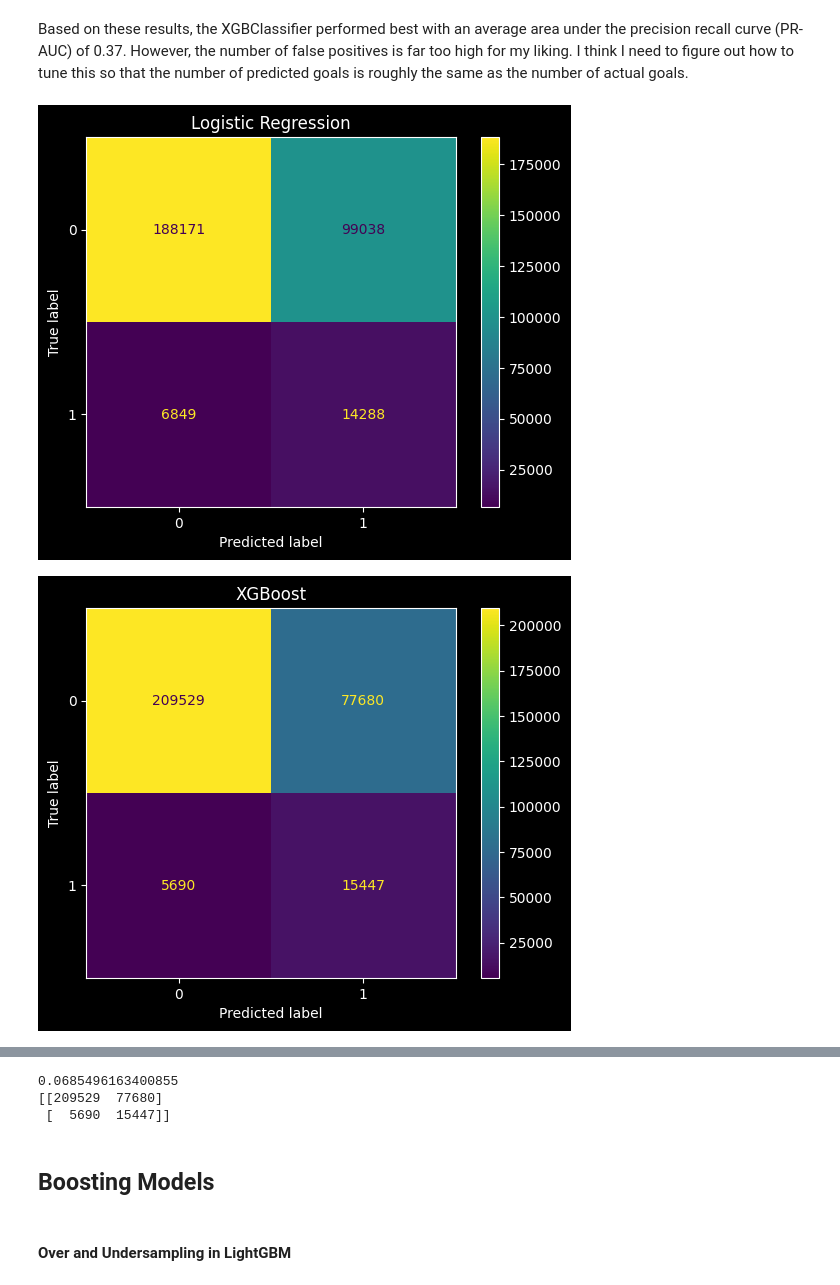
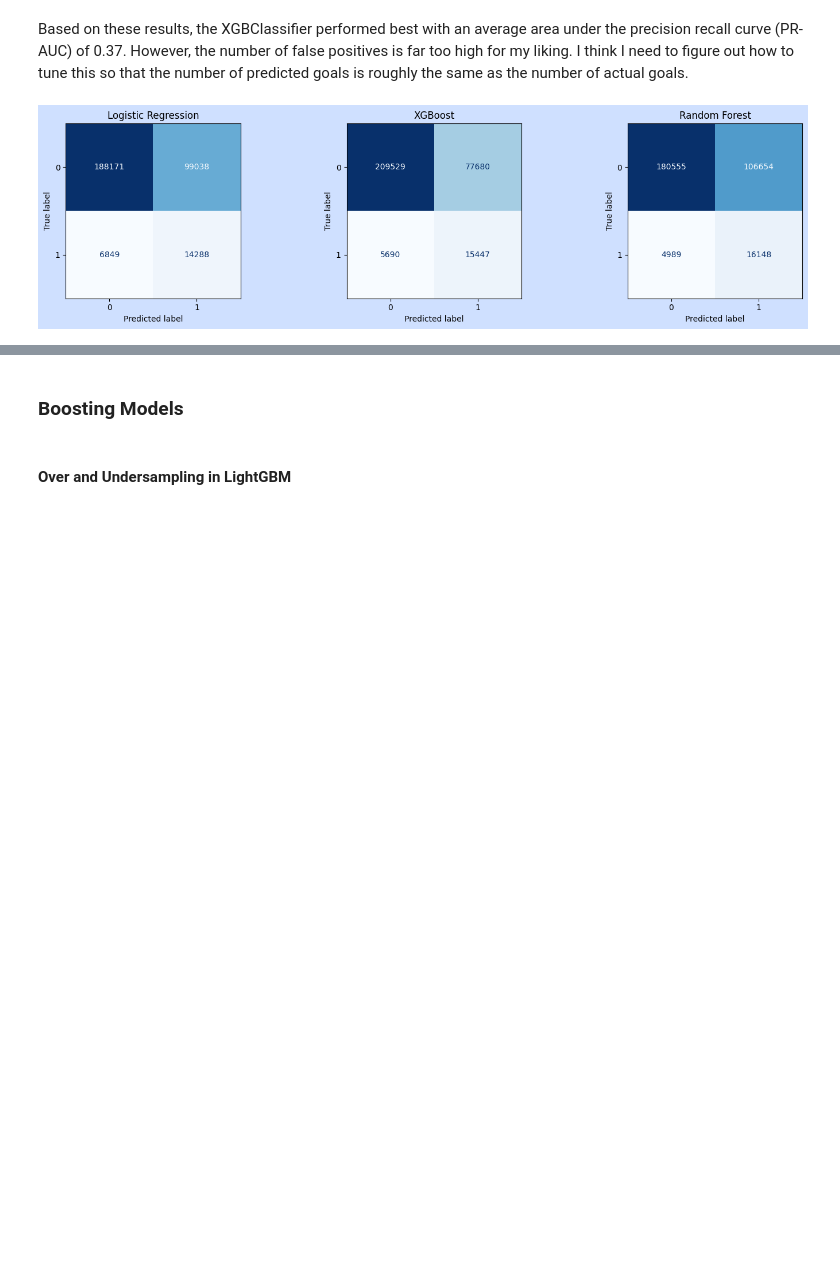
Before and after one commit to chrischoi7/nhl-shots, a Jupyter notebook: Modeling.ipynb, the cells around one changed output, grey strips where cells are left out. Cells and saved outputs as stored; diff of their text form; code cells hidden in the pictures; blank space fills up the shorter version.

```diff
--- a/Modeling.ipynb
+++ b/Modeling.ipynb
@@ -20,2 +23,2 @@ warnings.filterwarnings("ignore")
 # %%
-df = pd.read_csv('data/clean/mp_shots_cleaner.csv')
+df = pd.read_csv('data\clean\mp_shots_cleaner.csv')
@@ -278,7 +283,7 @@ GridSearchCV(estimator=LogisticRegression(class_weight='balanced',
 # %%
 best_idx = logreg_search.best_index_
 best_model = logreg_search.best_estimator_
-logreg_test_pred = best_model.predict(X_test_scaled_encoded)
+logreg_test_pred = best_model.predict_proba(X_test_scaled_encoded)[:, 1]
 logreg_holdout_ap = average_precision_score(y_test, logreg_test_pred)
 
 results.append({
@@ -336,7 +341,7 @@ else:
 # %%
 best_idx = xgboost_search.best_index_
 best_model = xgboost_search.best_estimator_
-xgb_test_pred = best_model.predict(X_test_encoded)
+xgb_test_pred = best_model.predict_proba(X_test_encoded)[:, 1]
 xgb_holdout_ap = average_precision_score(y_test, xgb_test_pred)
 
 results.append({
@@ -411,7 +416,7 @@ else:
 best_idx = rf_search.best_index_
 
 best_model = rf_search.best_estimator_
-rf_test_pred = best_model.predict(X_test_encoded)
+rf_test_pred = best_model.predict_proba(X_test_encoded)[:, 1]
 rf_holdout_ap = average_precision_score(y_test, rf_test_pred)
 
 results.append({
@@ -468,15 +481,19 @@ plt.show()
 Based on these results, the XGBClassifier performed best with an average area under the precision recall curve (PR-AUC) of 0.37. However, the number of false positives is far too high for my liking. I think I need to figure out how to tune this so that the number of predicted goals is roughly the same as the number of actual goals.
 # %%
 predictions = {
-    'Logistic Regression': logreg_test_pred,
-    'XGBoost': xgb_test_pred,
-    'Random Forest': rf_test_pred
+    'Logistic Regression': (logreg_test_pred >= 0.5).astype(int),
+    'XGBoost': (xgb_test_pred >= 0.5).astype(int),
+    'Random Forest': (rf_test_pred >= 0.5).astype(int)
 }
-for model, prediction in predictions.items():
+fig, axes = plt.subplots(1, 3, figsize=(15, 4))
+
+for ax, (model, prediction) in zip(axes, predictions.items()):
     cfm = confusion_matrix(y_test, prediction)
     disp = ConfusionMatrixDisplay(cfm)
-    disp.plot()
-    plt.title(model)
+    disp.plot(ax=ax, cmap='Blues', colorbar=False)
+    ax.set_title(model)
+
+plt.tight_layout()
+plt.show()
 # %% [output]
-[figure, old version]
+[figure, new version]
-[figure, removed]
@@ -484,13 +500,5 @@ for model, prediction in predictions.items():
-# %%
-cfm = confusion_matrix(y_test, xgb_test_pred, labels=[0, 1])
-print(y_test.sum()/len(y_test))
-print(cfm)
-# %% [output]
-0.0685496163400855
-[[209529  77680]
- [  5690  15447]]
 # %% [markdown]
-## Boosting Models
+### Boosting Models
 # %%
 import lightgbm as lgb
 import ipywidgets
```
Also changed, not shown: parts of 50 cells of this notebook.
